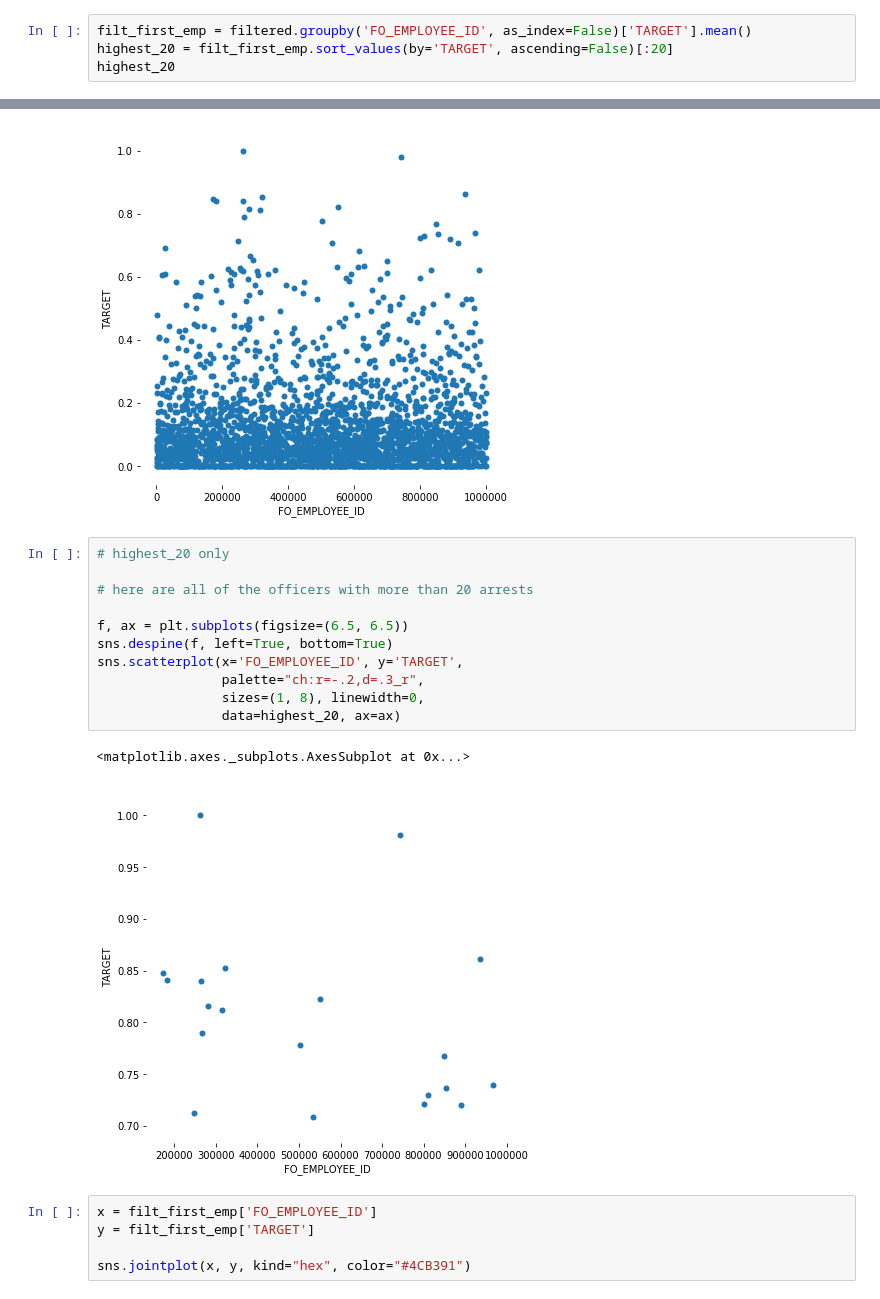
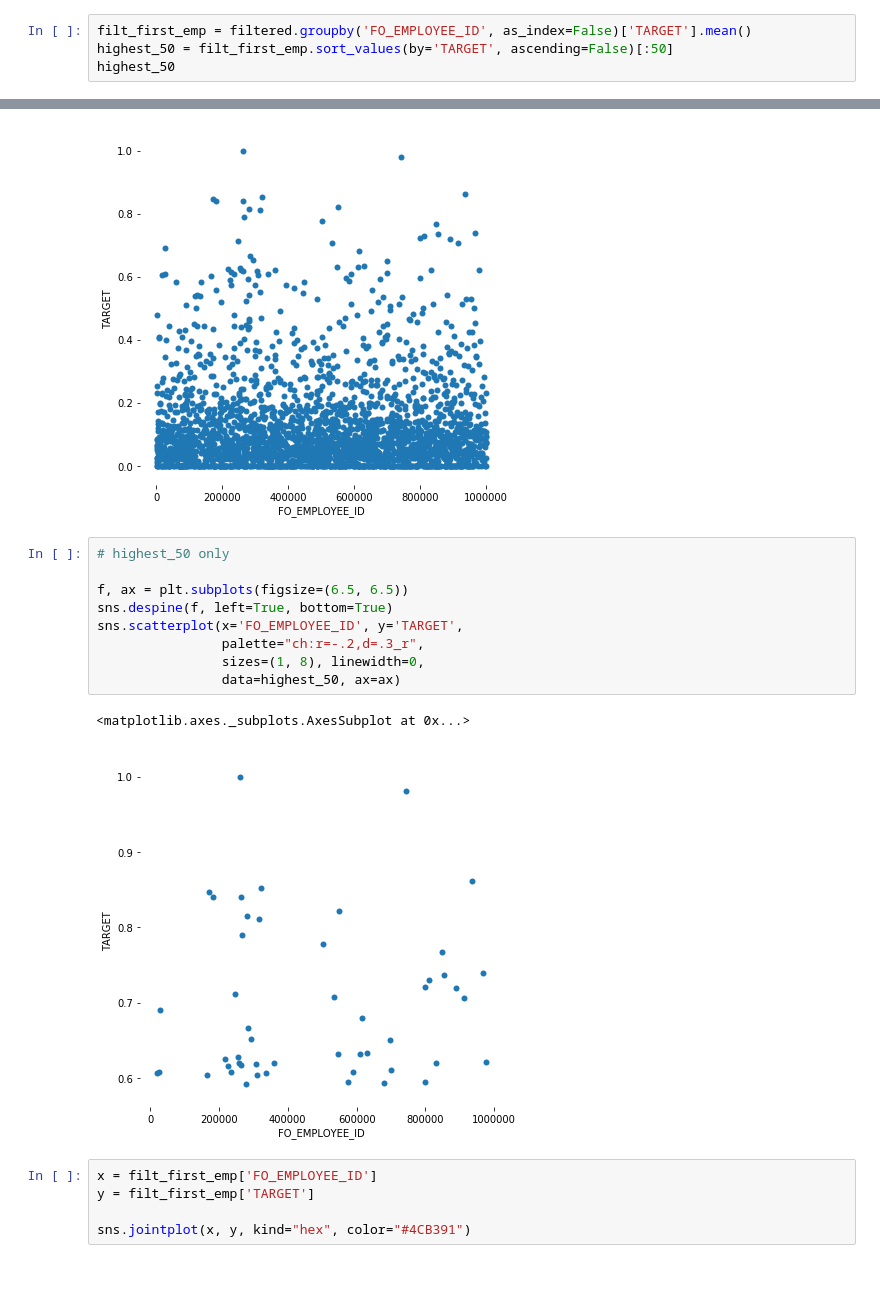
Before and after one commit to lambertmk/Capstone-Project, a Jupyter notebook: ML Model 2.ipynb, the cells around one changed output, grey strips where cells are left out. Drawn from its saved outputs; the diff is of its cells as text.

```diff
--- a/ML Model 2.ipynb
+++ b/ML Model 2.ipynb
@@ -198,8 +199,8 @@ dtypes: float64(2), int64(4), object(2)
 memory usage: 14.7+ MB
 # %%
 filt_first_emp = filtered.groupby('FO_EMPLOYEE_ID', as_index=False)['TARGET'].mean()
-highest_20 = filt_first_emp.sort_values(by='TARGET', ascending=False)[:20]
-highest_20
+highest_50 = filt_first_emp.sort_values(by='TARGET', ascending=False)[:50]
+highest_50
 # %% [output]
 |  | FO_EMPLOYEE_ID | TARGET |
 | 694 | 262036 | 1.000000 |
@@ -231,19 +232,17 @@ sns.scatterplot(x='FO_EMPLOYEE_ID', y='TARGET',
 <matplotlib.axes._subplots.AxesSubplot at 0x...>
 [figure]
 # %%
-# highest_20 only
-
-# here are all of the officers with more than 20 arrests
+# highest_50 only
 
 f, ax = plt.subplots(figsize=(6.5, 6.5))
 sns.despine(f, left=True, bottom=True)
 sns.scatterplot(x='FO_EMPLOYEE_ID', y='TARGET',
                 palette="ch:r=-.2,d=.3_r",
                 sizes=(1, 8), linewidth=0,
-                data=highest_20, ax=ax)
+                data=highest_50, ax=ax)
 # %% [output]
 <matplotlib.axes._subplots.AxesSubplot at 0x...>
-[figure, old version]
+[figure, new version]
 # %%
 x = filt_first_emp['FO_EMPLOYEE_ID']
 y = filt_first_emp['TARGET']
```
Also changed, not shown: parts of 50 cells of this notebook.
